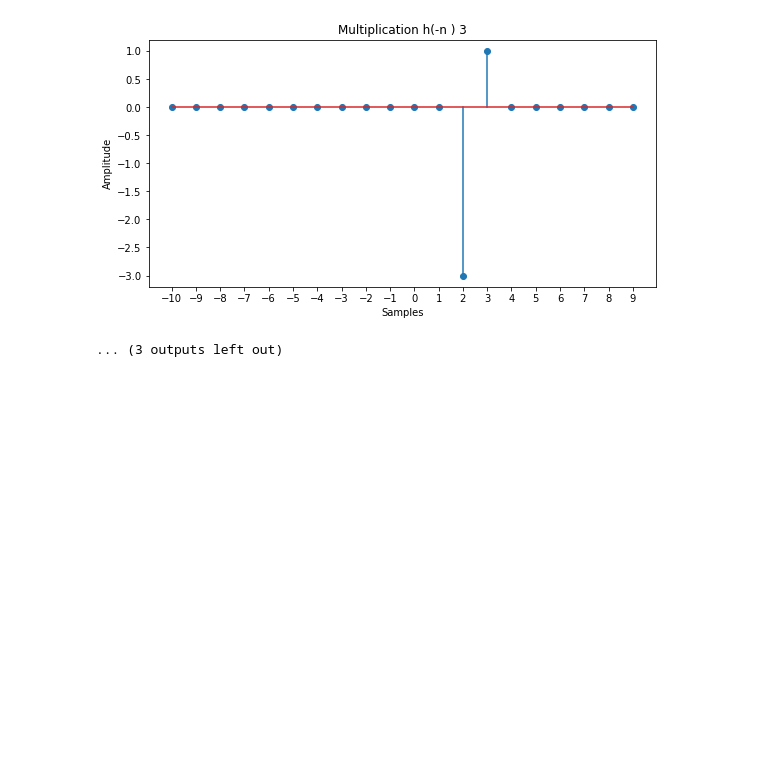
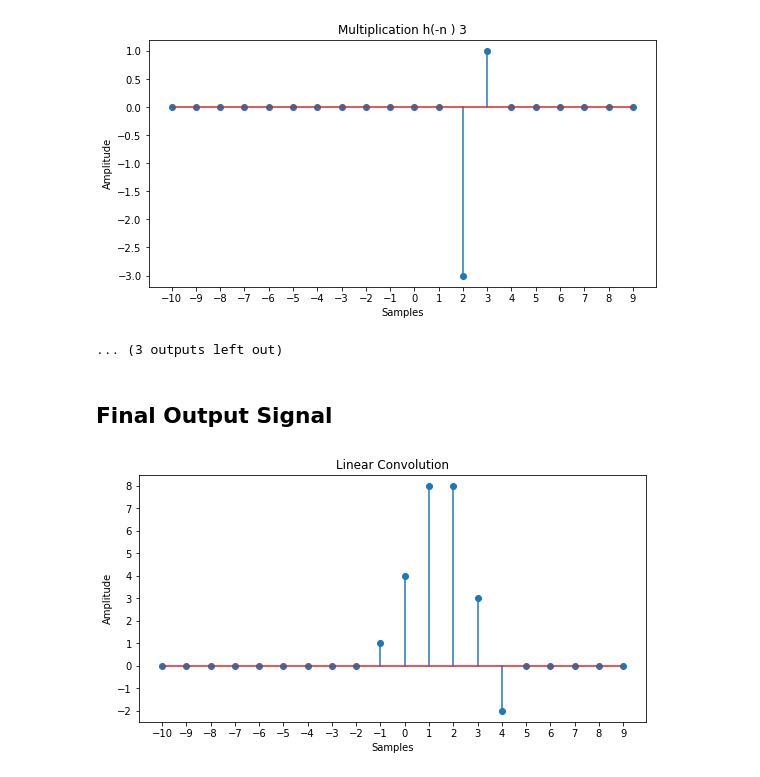
Before and after one commit to 2018331056shanto/Digital-Signal-Processing, a Jupyter notebook: linear_convolution.ipynb, the cells around one changed output. Saved outputs shown, nothing was run; the diff lists cells and outputs as text; code cells hidden in the pictures; blank space fills up the shorter version.

```diff
--- a/linear_convolution.ipynb
+++ b/linear_convolution.ipynb
@@ -144,3 +144,25 @@ print("Convolution of Two signal x(n) and h(n) :",ans)
 [figure]
 [figure]
 ... (3 outputs left out)
+# %% [markdown]
+## Final Output Signal
+# %%
+finalAns=np.zeros(n.shape)
+idx=0
+for i in range(9,8+len(ans),1):
+  finalAns[i]=ans[idx]
+  idx+=1
+
+plt.figure(figsize=(20,10))
+plt.subplot(221)
+st="Linear Convolution";
+# print(st)
+plt.title(st)
+plt.xlabel("Samples")
+plt.ylabel("Amplitude")
+plt.yticks(n)
+plt.xticks(n)
+plt.stem(n,finalAns)
+plt.show()
+# %% [output]
+[figure, added]
```
Also changed, not shown: 1 other file.
